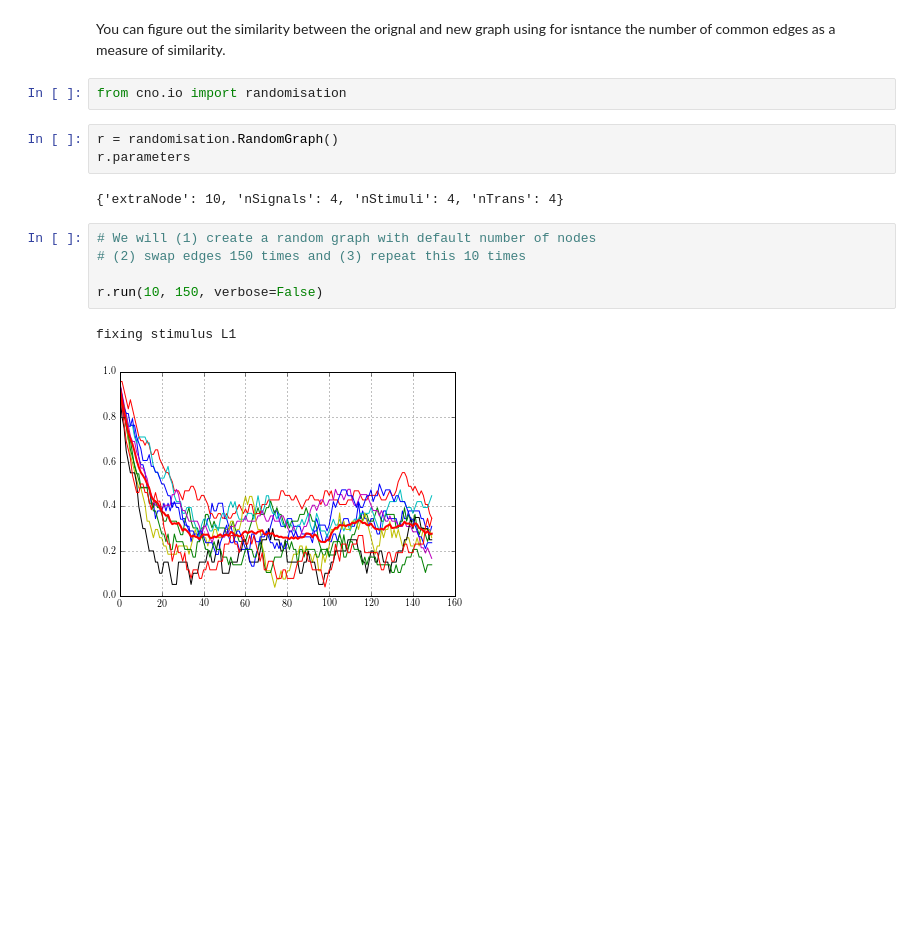
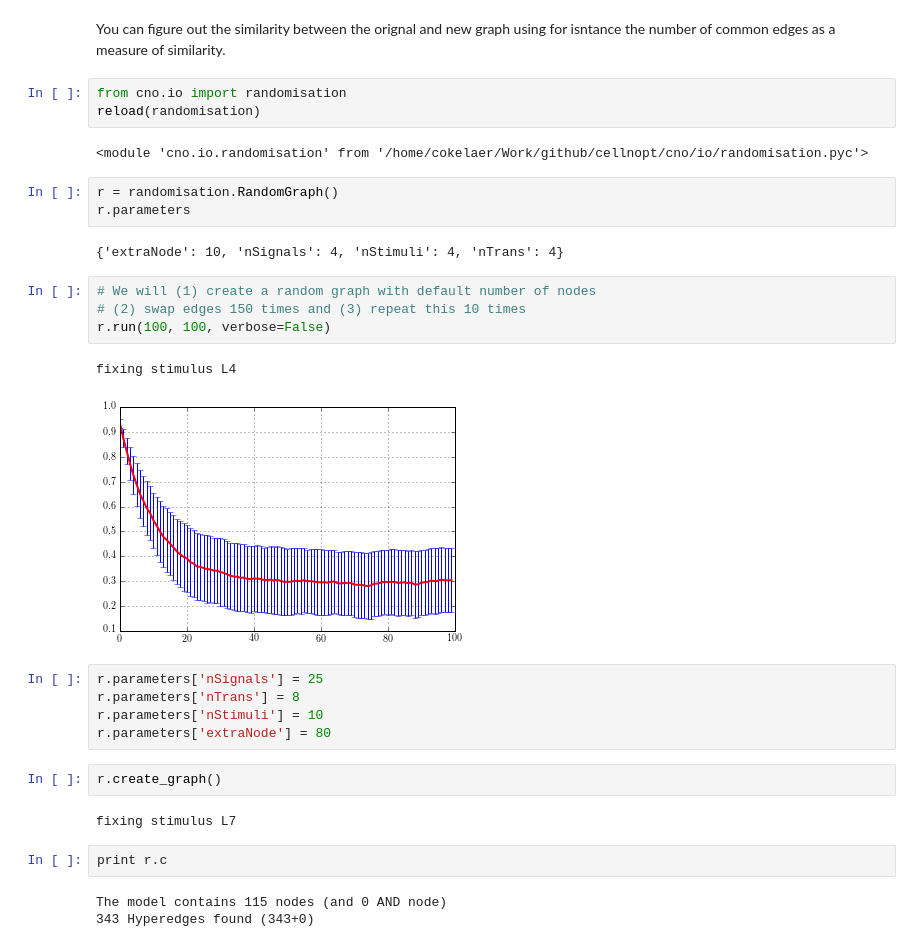
Before and after one commit to cellnopt/cellnopt, a Jupyter notebook: notebooks/io/Randomisation.ipynb, the cells around one changed output. Drawn from its saved outputs; the diff is of its cells as text; blank space fills up the shorter version.

```diff
--- a/notebooks/io/Randomisation.ipynb
+++ b/notebooks/io/Randomisation.ipynb
@@ -21,6 +52,9 @@ You can figure out the similarity between the orignal and new graph using
 for isntance the number of common edges as a measure of similarity.
 # %%
 from cno.io import randomisation
+reload(randomisation)
+# %% [output]
+<module 'cno.io.randomisation' from '/home/cokelaer/Work/github/cellnopt/cno/io/randomisation.pyc'>
 # %%
 r = randomisation.RandomGraph()
 r.parameters
@@ -29,8 +63,21 @@ r.parameters
 # %%
 # We will (1) create a random graph with default number of nodes
 # (2) swap edges 150 times and (3) repeat this 10 times
-
-r.run(10, 150, verbose=False)
+r.run(100, 100, verbose=False)
 # %% [output]
-fixing stimulus L1
+fixing stimulus L4
-[figure, old version]
+[figure, new version]
+# %%
+r.parameters['nSignals'] = 25
+r.parameters['nTrans'] = 8
+r.parameters['nStimuli'] = 10
+r.parameters['extraNode'] = 80
+# %%
+r.create_graph()
+# %% [output]
+fixing stimulus L7
+# %%
+print r.c
+# %% [output]
+The model contains 115 nodes (and 0 AND node)
+343 Hyperedges found (343+0)
```
Also changed, not shown: parts of 12 cells of this notebook.
